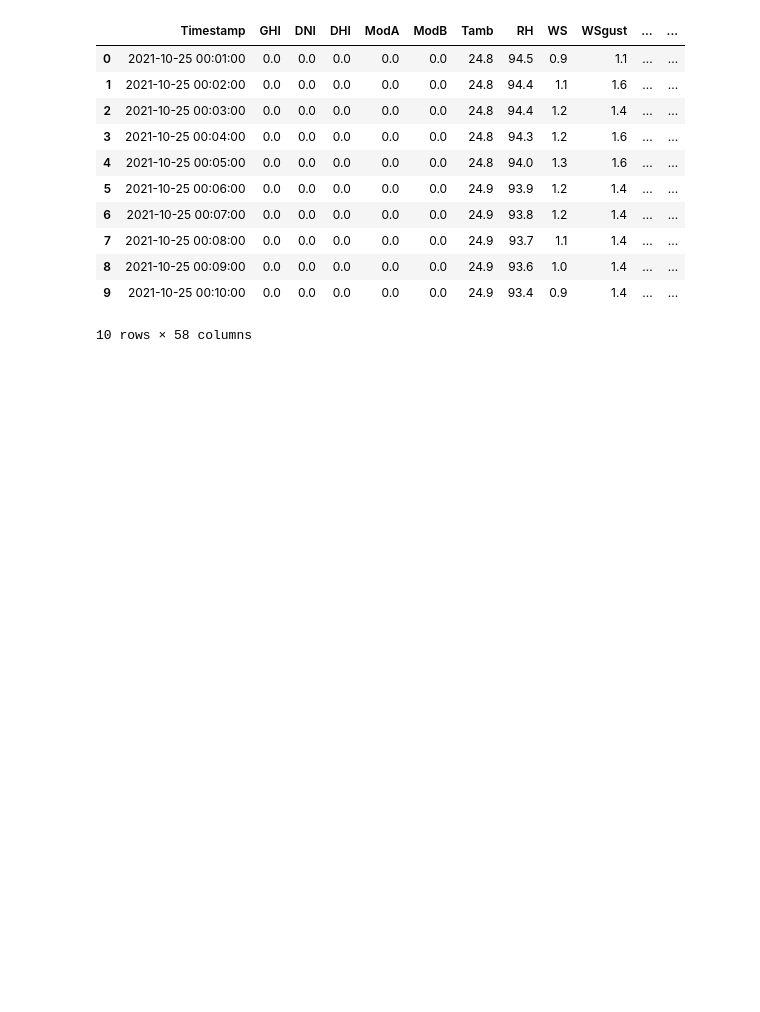
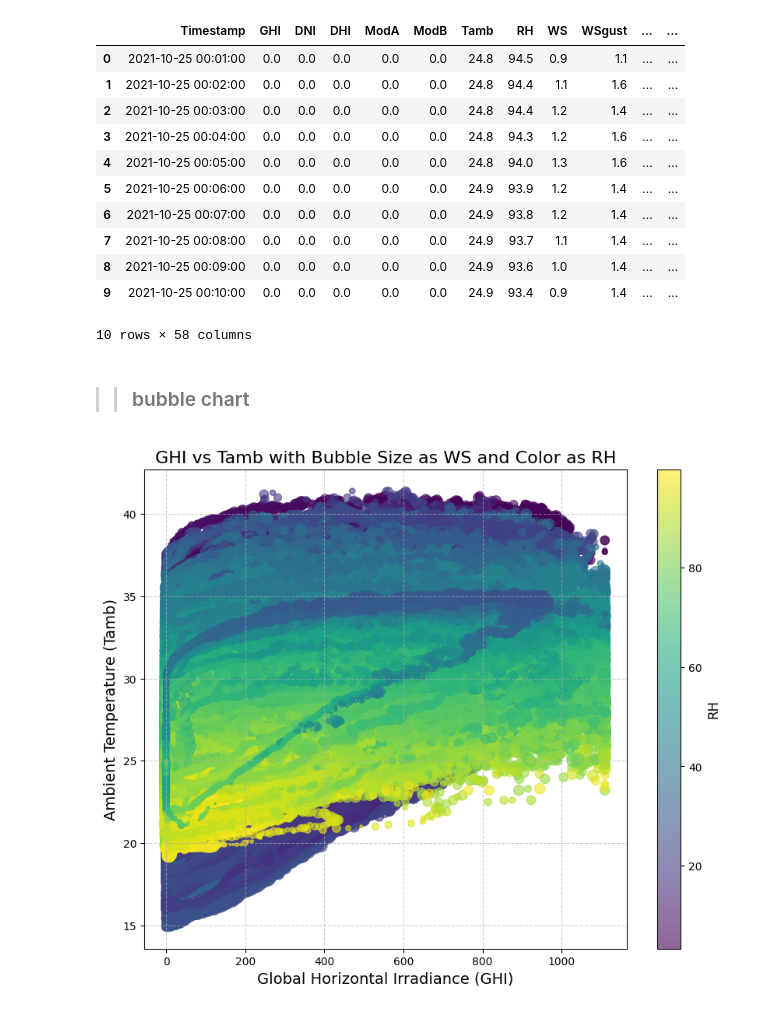
Before and after one commit to naolatomsa/MoonLight-Energy-Solutions-, a Jupyter notebook: notebooks/togoDapaongQc.ipynb, the cells around one changed output. Cells and saved outputs as stored; diff of their text form; code cells hidden in the pictures; blank space fills up the shorter version.

Commit message:
bubble chart

```diff
--- a/notebooks/togoDapaongQc.ipynb
+++ b/notebooks/togoDapaongQc.ipynb
@@ -573,3 +573,22 @@ results.head(10)
 | 8 | 2021-10-25 00:09:00 | 0.0 | 0.0 | 0.0 | 0.0 | 0.0 | 24.9 | 93.6 | 1.0 | 1.4 | ... | ... |
 | 9 | 2021-10-25 00:10:00 | 0.0 | 0.0 | 0.0 | 0.0 | 0.0 | 24.9 | 93.4 | 0.9 | 1.4 | ... | ... |
 10 rows × 58 columns
+# %% [markdown]
+>> ### bubble chart
+# %%
+# Import the function from the script
+from scripts.bubbleChart import plot_bubble_chart
+
+
+plot_bubble_chart(
+    data=data,
+    x_col='GHI',  # Replace with your x-axis column
+    y_col='Tamb',  # Replace with your y-axis column
+    size_col='WS',  # Replace with the column for bubble size
+    color_col='RH',  # Replace with the column for bubble color (optional)
+    title='GHI vs Tamb with Bubble Size as WS and Color as RH',
+    xlabel='Global Horizontal Irradiance (GHI)',
+    ylabel='Ambient Temperature (Tamb)'
+)
+# %% [output]
+[figure, added]
```
Also changed, not shown: 3 other files.
